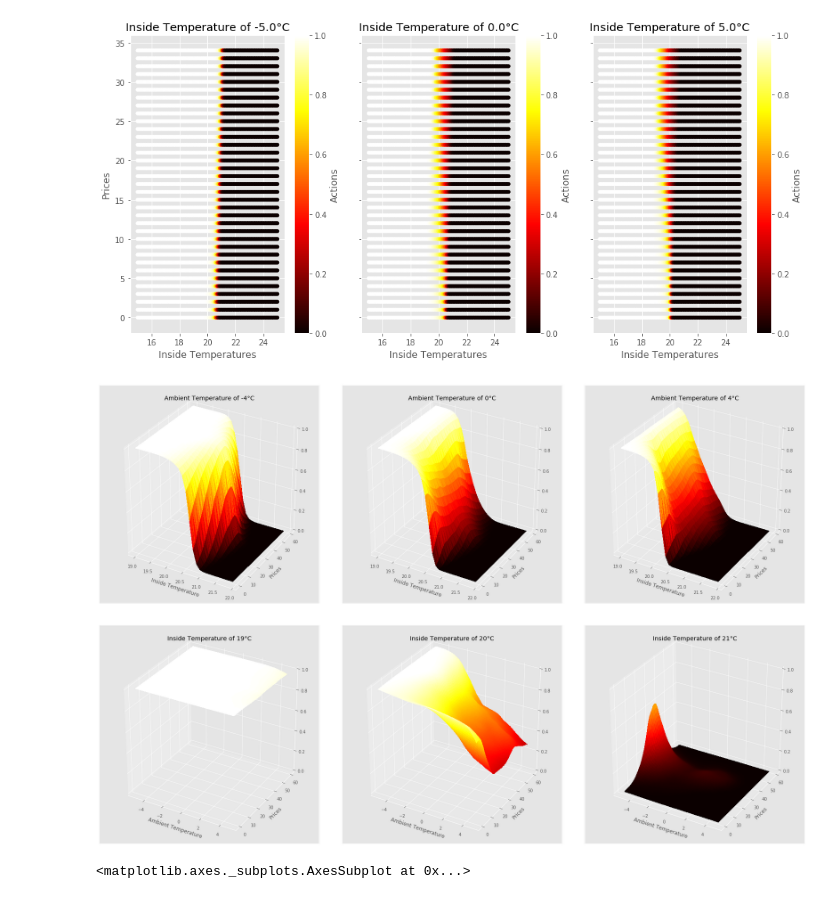
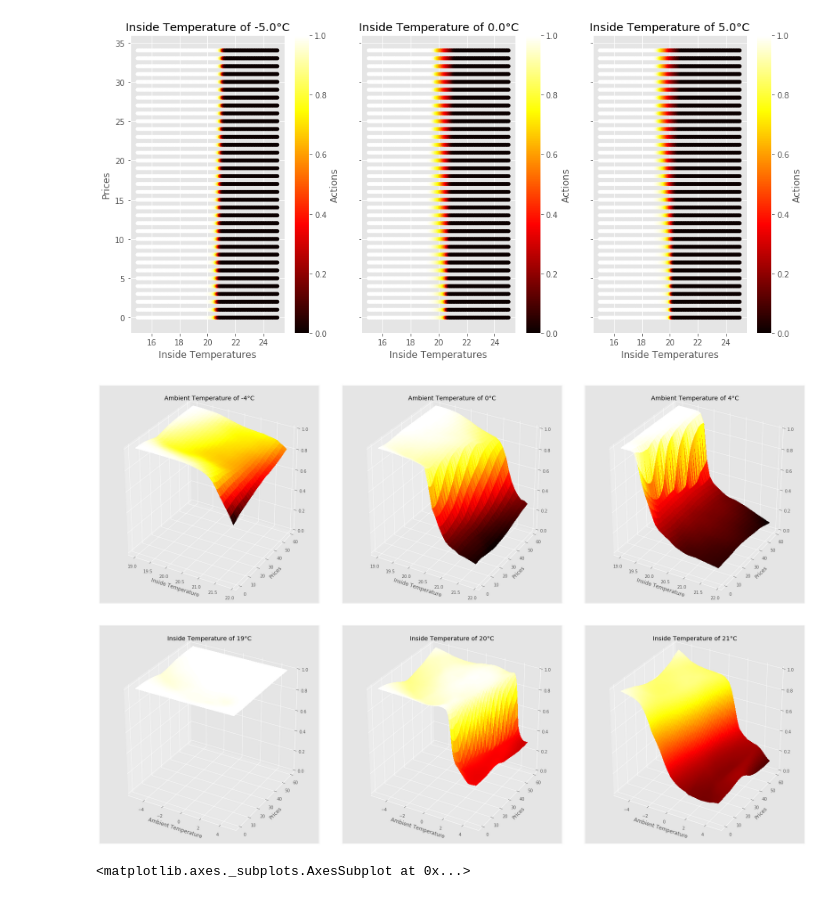
Before and after one commit to Cernewein/heating-RL-agent, a Jupyter notebook: Notebooks/Visualization.ipynb, the cells around one changed output. Drawn from its saved outputs; the diff is of its cells as text; code cells hidden in the pictures.

```diff
--- a/Notebooks/Visualization.ipynb
+++ b/Notebooks/Visualization.ipynb
@@ -366,5 +367,7 @@ Text(0.5, 0, 'Episode')
 # %%
-eval_data = pkl.load(open('data/output/DDPG/DDPG_1h_eval.pkl', 'rb'))
+eval_data = pkl.load(open('data/output/DDPG/DDPG_eval.pkl', 'rb'))
+# %%
+eval_data = pkl.load(open('data/output/DDPG/Model_for_multi_building/DDPG_19_degrees_eval.pkl', 'rb'))
 # %%
 eval_data['Date'] = pd.date_range(start='2014-01-01',end='2014-02-01', periods=len(eval_data))
 eval_data.index = eval_data['Date']
@@ -414,7 +417,7 @@ costs_dqn
 # %% [markdown]
 ## Evaluation of the policy
 # %%
-policy_data = pkl.load(open('data/output/DDPG/DDPGpolicy_eval.pkl', 'rb'))
+policy_data = pkl.load(open('data/output/DDPG/Model_for_multi_building/DDPG_19_C_policy_eval.pkl', 'rb'))
 # %%
 policy_data
 # %% [output]
@@ -437,17 +440,17 @@ fig, axs = plt.subplots(2,3,figsize=(20,15), sharey=True)
 selected_temperatures = [19, 20, 21]
 
 for i in range(3):
-    selected = policy_data[(policy_data['Inside Temperatures'] == selected_temperatures[i]) & (policy_data['Ambient Temperatures']<=10)]
+    selected = policy_data[(np.round(policy_data['Inside Temperatures'],1) == selected_temperatures[i])]
     selected.plot.scatter(x='Ambient Temperatures', y = 'Prices',c='Actions', colormap='hot', colorbar='False', ax = axs[0][i], vmin=0, vmax=1)
     axs[0][i].set_title('Inside Temperature of {}°C'.format(selected_temperatures[i]))
 
-selected_temperatures = [-5., 0., 5.]
+selected_temperatures = [-4., 0., 4.]
 
 for i in range(3):
-    selected = policy_data[(policy_data['Inside Temperatures'] <= 25)& (policy_data['Inside Temperatures'] >= 15)& (np.round(policy_data['Ambient Temperatures'],1) == selected_temperatures[i])]
+    selected = policy_data[(np.round(policy_data['Ambient Temperatures'],1) == selected_temperatures[i])]
     selected.plot.scatter(x='Inside Temperatures', y = 'Prices',c='Actions', colormap='hot', colorbar='False', ax = axs[1][i], vmin=0, vmax=1)
     axs[1][i].set_title('Ambient Temperature of {}°C'.format(selected_temperatures[i]))
 
 #fig.colorbar(ims[0], ax=axs)
-plt.savefig('data/output/DDPG/DDPG_policy_eval.png',bbox_inches='tight')
+#plt.savefig('data/output/DDPG/DDPG_policy_eval.png',bbox_inches='tight')
 # %% [output]
@@ -475,7 +478,7 @@ fig = plt.figure(figsize=(30,20))
 selected_temperatures = [-4, 0, 4]
 
 for i in range(3):
-    selected = policy_data[(np.round(policy_data['Ambient Temperatures'],1) == selected_temperatures[i])]
+    selected = policy_data[(np.round(policy_data['Ambient Temperatures'],1) == selected_temperatures[i]) ]
     X = selected['Inside Temperatures']
     Y = selected['Prices']
     Z = selected['Actions']
@@ -487,36 +490,36 @@ for i in range(3):
     ax.set_title('Ambient Temperature of {}°C'.format(selected_temperatures[i]))
     ax.set_xlabel('Inside Temperature')
     ax.set_ylabel('Prices')
     #ax.set_zlabel('Actions')
     ax.set_zlim(0, 1)
     #ax.zaxis._axinfo['label']['space_factor'] = 50
 
 selected_temperatures = [19, 20, 21]
 
 for i in range(3):
-    selected = policy_data[(np.round(policy_data['Inside Temperatures'],1) == selected_temperatures[i])]
+    selected = policy_data.loc[(np.round(policy_data['Inside Temperatures'],1) == selected_temperatures[i])] #  and
     #selected.plot.scatter(x='Time', y = 'Prices',c='Actions', colormap='hot', colorbar='False', ax = axs[1][i], vmin=-1, vmax=1)
     X = selected['Ambient Temperatures']
     Y = selected['Prices']
     Z = selected['Actions']
     ax = fig.add_subplot(2, 3, i+4, projection='3d')
 
     ax.plot_trisurf(X, Y, Z, cmap=cm.hot,
                        linewidth=0, antialiased=False, vmin=0, vmax=1)
     #selected.plot.scatter(x='Sun Power', y = 'Prices',c='Actions', colormap='hot', colorbar='False', ax = axs[0][i], vmin=-1, vmax=1)
     ax.set_title('Inside Temperature of {}°C'.format(selected_temperatures[i]))
     #ax.zaxis._axinfo['label']['space_factor'] = 2.8
     ax.set_xlabel('Ambient Temperature')
     ax.set_ylabel('Prices')
     #ax.set_zlabel('Actions')
     ax.set_zlim(0, 1)
     ax.xaxis._axinfo['label']['space_factor'] = 2.8
 
 plt.subplots_adjust(wspace=0.1, hspace = 0.1)
 
-plt.savefig('data/output/DDPG/DDPG_policy_eval_3D.png',bbox_inches='tight')
+#plt.savefig('data/output/DDPG/DDPG_policy_eval_3D.png',bbox_inches='tight')
 # %% [output]
-[figure, old version]
+[figure, new version]
 # %%
 LP_data = pkl.load(open('data/output/DDPG/LP_output.pkl', 'rb'))
 LP_data.plot()
```
Also changed, not shown: parts of 8 cells of this notebook, 3 other files.
